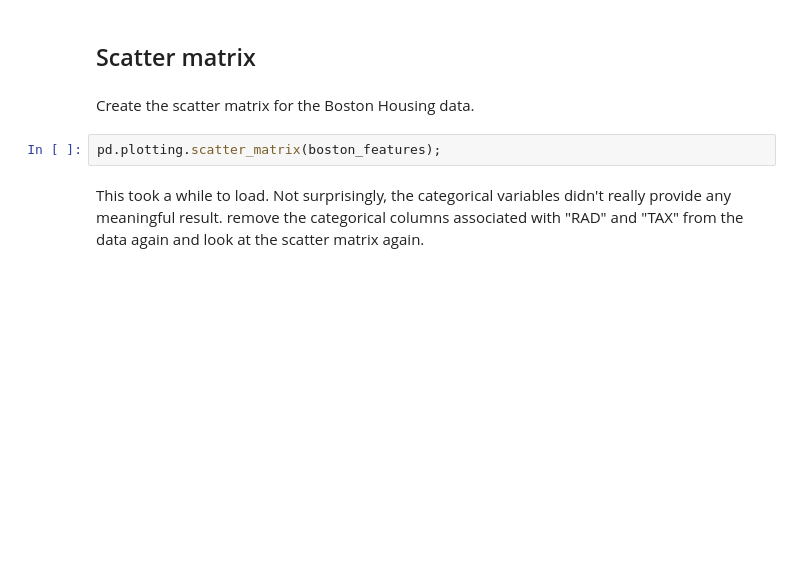
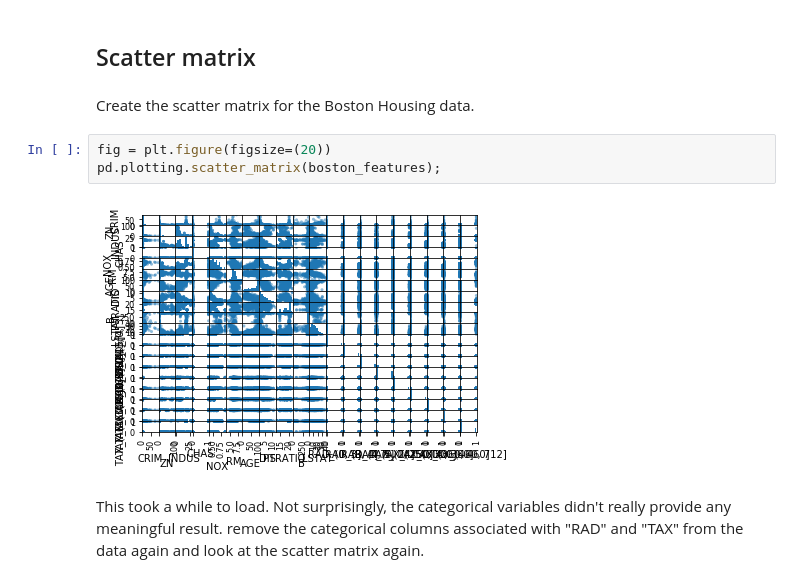
Before and after one commit to Pietrassyk/dsc-multicollinearity-of-features---lab-nyc-ds-career-042219, a Jupyter notebook: index.ipynb, the cells around one changed output. Saved outputs shown, nothing was run; the diff lists cells and outputs as text; blank space fills up the shorter version.

```diff
--- a/index.ipynb
+++ b/index.ipynb
@@ -50,7 +50,10 @@ boston_features.head()
 # %% [markdown]
 Create the scatter matrix for the Boston Housing data.
 # %%
+fig = plt.figure(figsize=(20))
 pd.plotting.scatter_matrix(boston_features);
+# %% [output]
+[figure, added]
 # %% [markdown]
 This took a while to load. Not surprisingly, the categorical variables didn't really provide any meaningful result. remove the categorical columns associated with "RAD" and "TAX" from the data again and look at the scatter matrix again.
 # %%
```
